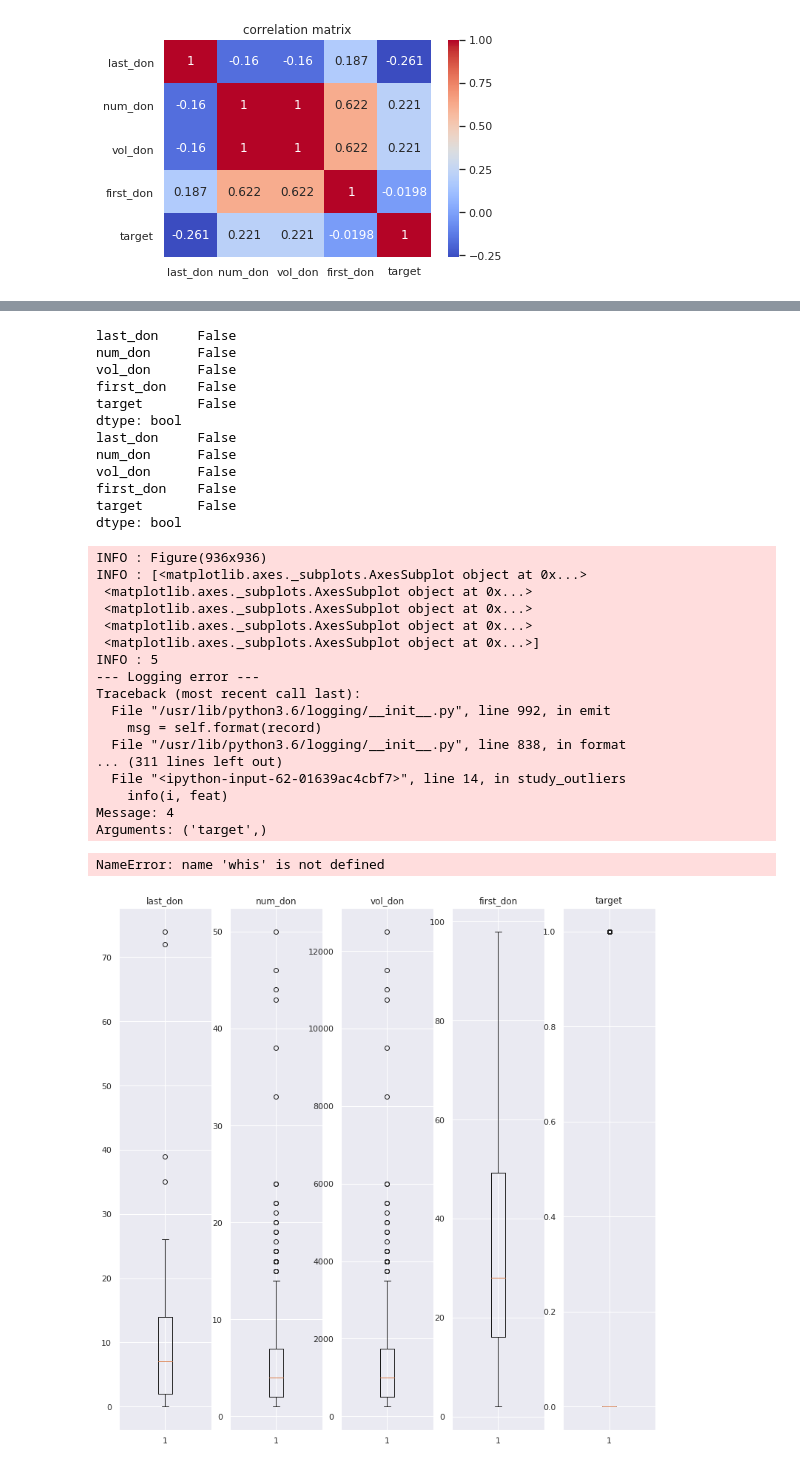
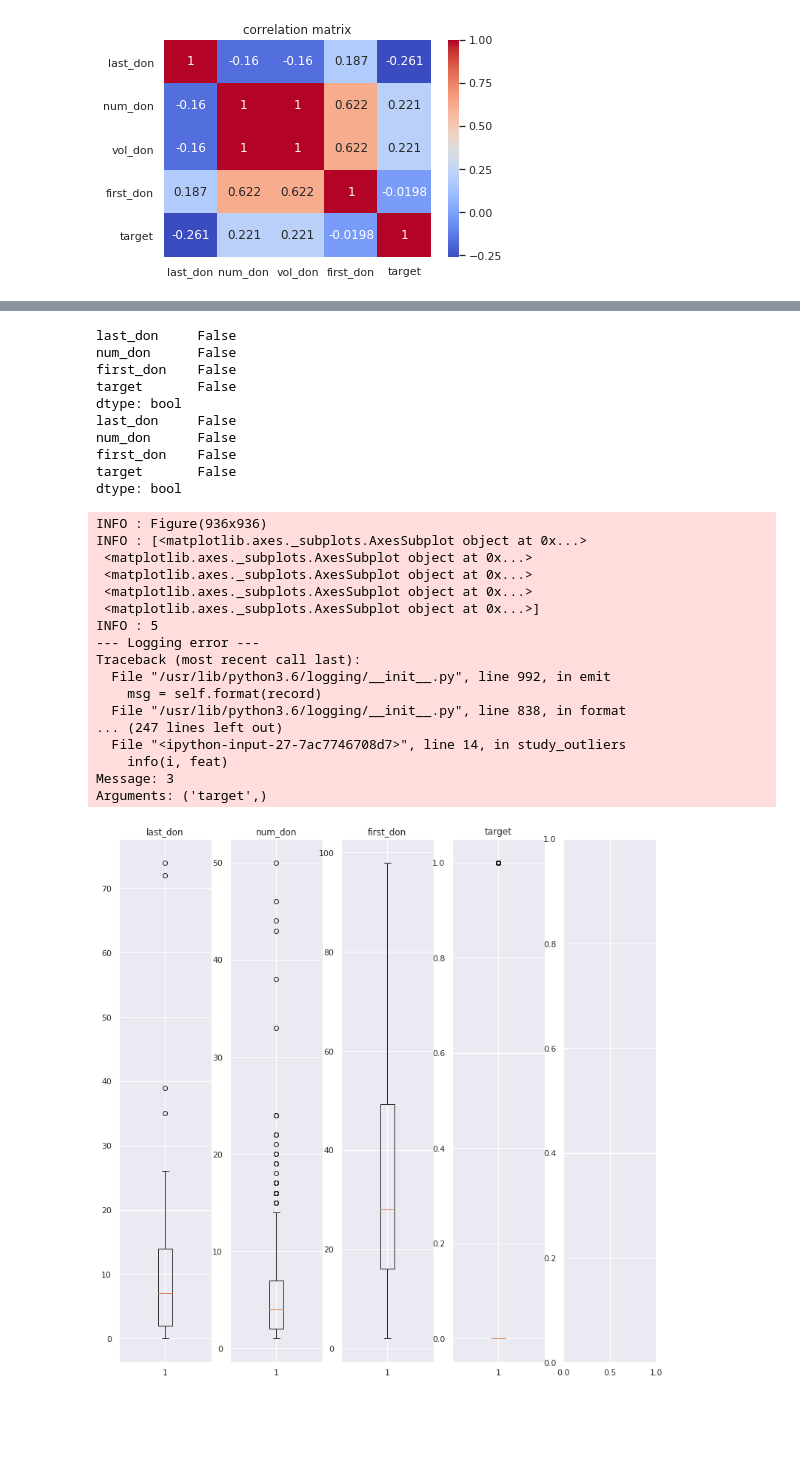
Before and after one commit to AlexandreGazagnes/Driven-Data-Blood-Donations, a Jupyter notebook: kernels/first_tour.ipynb, the cells around one changed output, grey strips where cells are left out. Saved outputs shown, nothing was run; the diff lists cells and outputs as text; code cells hidden in the pictures; blank space fills up the shorter version.

```diff
--- a/kernels/first_tour.ipynb
+++ b/kernels/first_tour.ipynb
@@ -178,5 +184,6 @@ def re_dtype(df) :
 
 ####
 
-df = redtype(df)
+df = re_dtype(df)
+df
 # %% [output]
@@ -277,13 +319,11 @@ study_nas(df)
 # %% [output]
 last_don     False
 num_don      False
-vol_don      False
 first_don    False
 target       False
 dtype: bool
 last_don     False
 num_don      False
-vol_don      False
 first_don    False
 target       False
 dtype: bool
@@ -299,40 +339,38 @@ def study_outliers(df, k=1.5) :
     info(fig)
     info(axes)
     info(len(axes))
 
     for i, feat in enumerate(df.columns) :
         info(i, feat)
 
-        axes[i].boxplot(df[feat], whis=k)
+        axes[i].boxplot(df[feat])
         axes[i].set_title(feat)
 
-    plt.suptitle("features outliers, k of {}".format(whis))
 
     plt.show()
 
 ####
 
 study_outliers(df)
 # %% [output]
 INFO : Figure(936x936)
 INFO : [<matplotlib.axes._subplots.AxesSubplot object at 0x...>
  <matplotlib.axes._subplots.AxesSubplot object at 0x...>
  <matplotlib.axes._subplots.AxesSubplot object at 0x...>
  <matplotlib.axes._subplots.AxesSubplot object at 0x...>
  <matplotlib.axes._subplots.AxesSubplot object at 0x...>]
 INFO : 5
 --- Logging error ---
 Traceback (most recent call last):
   File "/usr/lib/python3.6/logging/__init__.py", line 992, in emit
     msg = self.format(record)
   File "/usr/lib/python3.6/logging/__init__.py", line 838, in format
-... (311 lines left out)
-  File "<ipython-input-62-01639ac4cbf7>", line 14, in study_outliers
+... (247 lines left out)
+  File "<ipython-input-27-7ac7746708d7>", line 14, in study_outliers
     info(i, feat)
-Message: 4
+Message: 3
 Arguments: ('target',)
-NameError: name 'whis' is not defined
-[figure, old version]
+[figure, new version]
 # %%
 # after all ! we have a first real data scientist job to do : cleaning!
 # so we will design one function to be able to reshape our df at will
```
Also changed, not shown: parts of 7 cells of this notebook.
